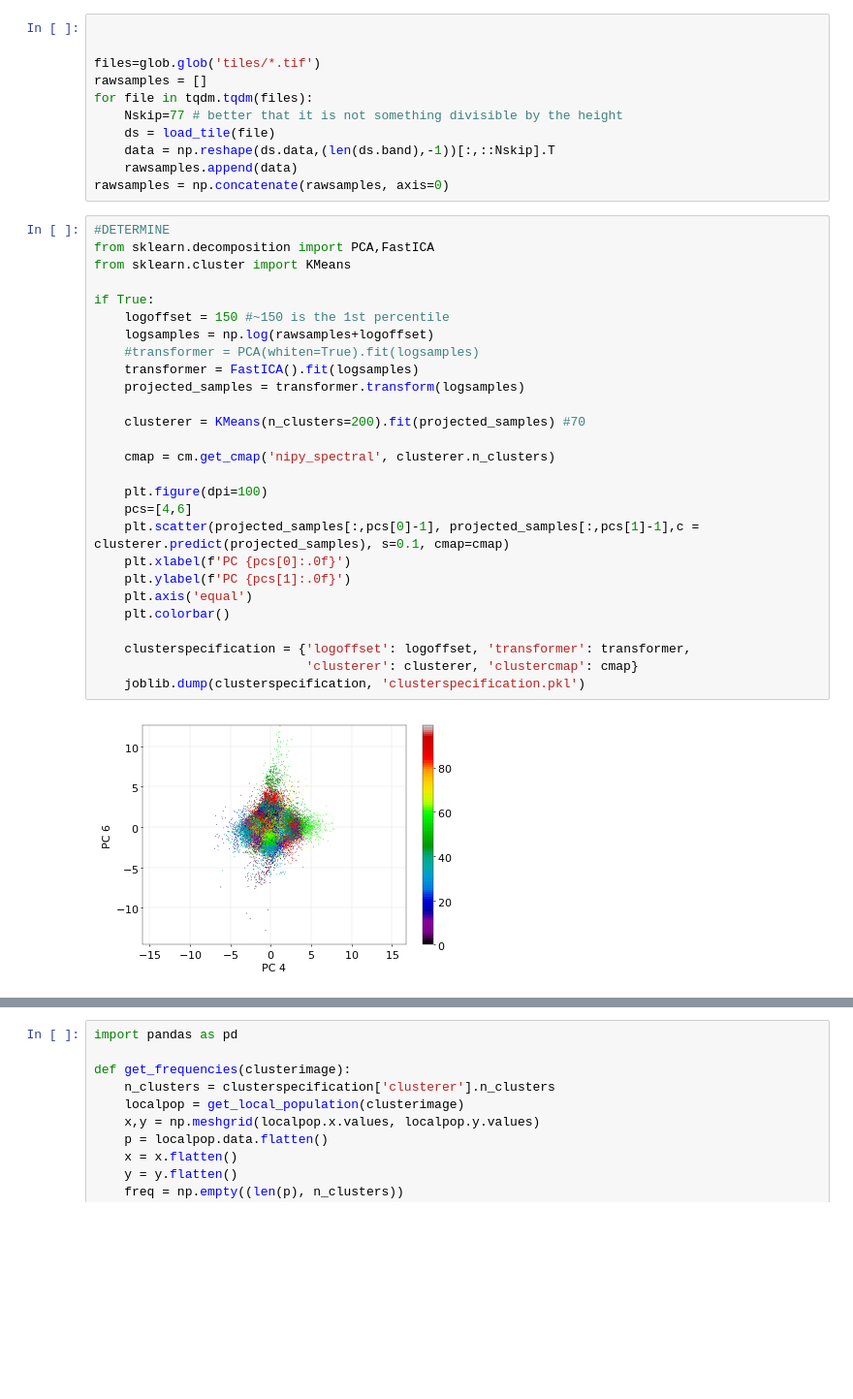
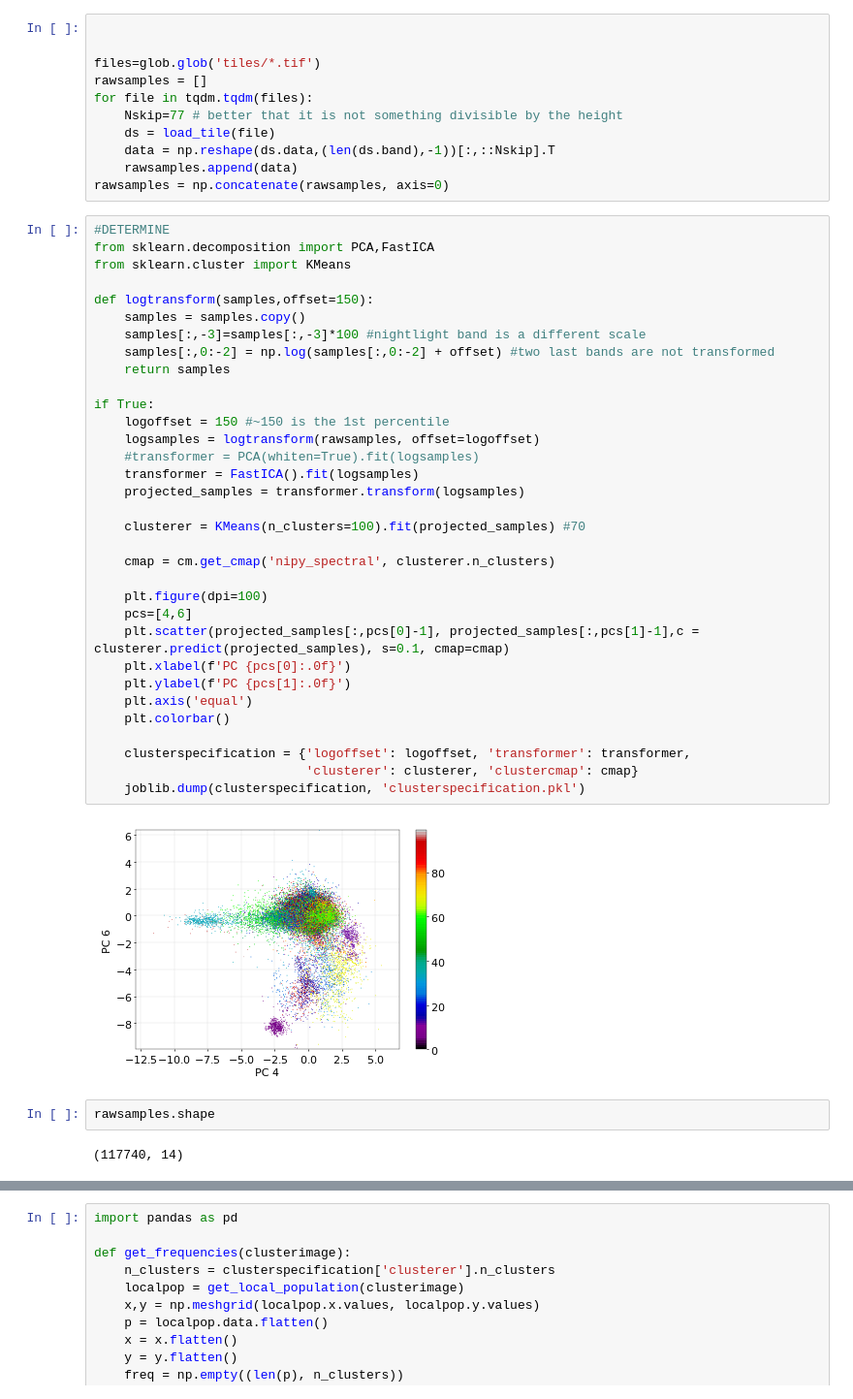
Before and after one commit to grinsted/pop_europe, a Jupyter notebook: clustering.ipynb, the cells around one changed output, grey strips where cells are left out. Shown at 97% size. Drawn from its saved outputs; the diff is of its cells as text; blank space fills up the shorter version.

```diff
--- a/clustering.ipynb
+++ b/clustering.ipynb
@@ -81,32 +81,42 @@ rawsamples = np.concatenate(rawsamples, axis=0)
 # %%
 #DETERMINE
 from sklearn.decomposition import PCA,FastICA
 from sklearn.cluster import KMeans
 
+def logtransform(samples,offset=150):
+    samples = samples.copy()
+    samples[:,-3]=samples[:,-3]*100 #nightlight band is a different scale
+    samples[:,0:-2] = np.log(samples[:,0:-2] + offset) #two last bands are not transformed
+    return samples
+
 if True:
     logoffset = 150 #~150 is the 1st percentile
-    logsamples = np.log(rawsamples+logoffset)
+    logsamples = logtransform(rawsamples, offset=logoffset)
     #transformer = PCA(whiten=True).fit(logsamples)
     transformer = FastICA().fit(logsamples)
     projected_samples = transformer.transform(logsamples)
 
-    clusterer = KMeans(n_clusters=200).fit(projected_samples) #70
+    clusterer = KMeans(n_clusters=100).fit(projected_samples) #70
 
     cmap = cm.get_cmap('nipy_spectral', clusterer.n_clusters)
 
     plt.figure(dpi=100)
     pcs=[4,6]
     plt.scatter(projected_samples[:,pcs[0]-1], projected_samples[:,pcs[1]-1],c = clusterer.predict(projected_samples), s=0.1, cmap=cmap)
     plt.xlabel(f'PC {pcs[0]:.0f}')
     plt.ylabel(f'PC {pcs[1]:.0f}')
     plt.axis('equal')
     plt.colorbar()
 
     clusterspecification = {'logoffset': logoffset, 'transformer': transformer,
                             'clusterer': clusterer, 'clustercmap': cmap}
     joblib.dump(clusterspecification, 'clusterspecification.pkl')
 # %% [output]
-[figure, old version]
+[figure, new version]
+# %%
+rawsamples.shape
+# %% [output]
+(117740, 14)
 # %%
 clusterspecification = joblib.load('clusterspecification.pkl')
 
```
Also changed, not shown: parts of 4 cells of this notebook, 8 other files.
